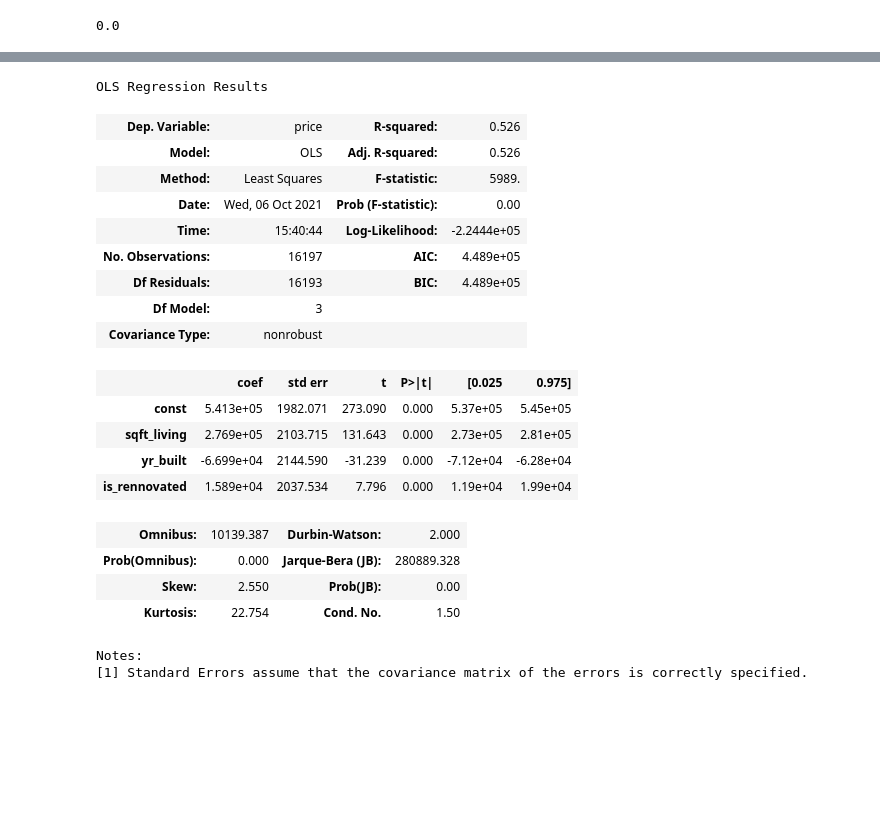
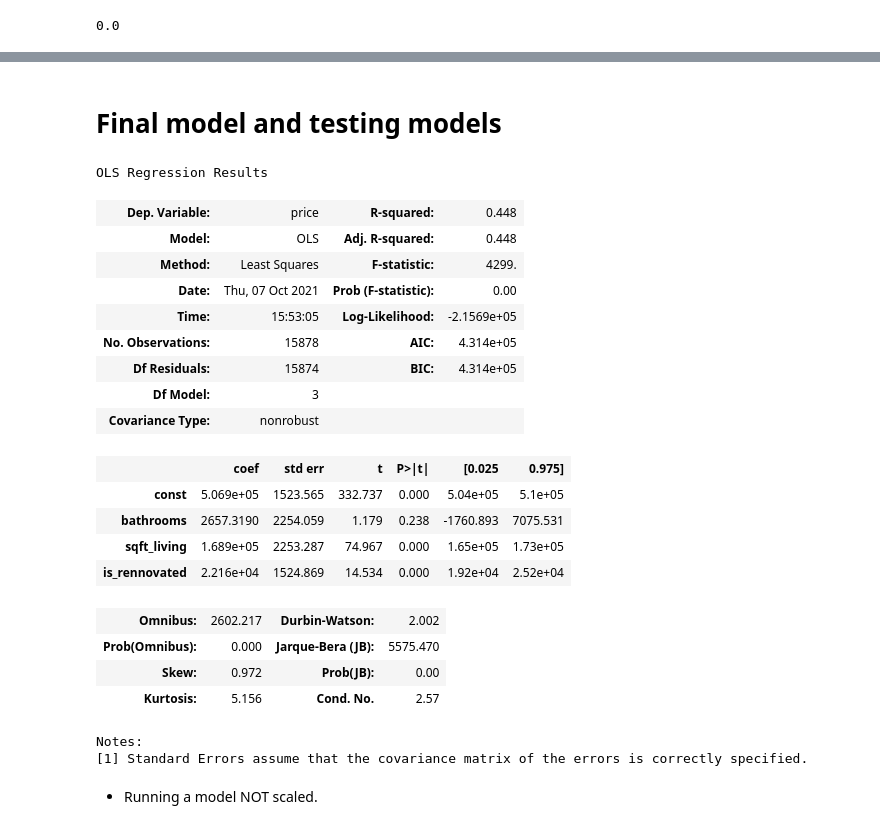
Before and after one commit to 281clo/King_County_House_Data_Analysis, a Jupyter notebook: Project.ipynb, the cells around one changed output, grey strips where cells are left out. Drawn from its saved outputs; the diff is of its cells as text; code cells hidden in the pictures; blank space fills up the shorter version.

```diff
--- a/Project.ipynb
+++ b/Project.ipynb
@@ -450,0 +498,3 @@ Notes:
+# %%
+#Dropping outliers
+train_df = train_df.drop(train_df[train_df.price > 1610000].index)
@@ -450,0 +505,4 @@ Notes:
+# %%
+# Reestablishing our training data sets.
+y_train = train_df['price']
+X_train = train_df.drop(columns='price')
@@ -451,32 +524,36 @@ Notes:
+# %% [markdown]
+# Final model and testing models
 # %%
-X_model4 = X_train.drop(columns=['sqft_lot','floors',
-                                            'bedrooms','sqft_basement','Average','Fair','Poor',
-                                           'sqft_living15','sqft_lot15','sqft_above','Very Good', 'bathrooms', 'grade', 'zipcode', 'Good'])
+X_model5 = X_train.drop(columns=['sqft_lot','floors',
+                                            'yr_built','sqft_basement','Average','Fair','Poor',
+                                           'sqft_living15','sqft_lot15','sqft_above','Very Good', 'bedrooms', 'grade', 'zipcode', 'Good'])
 # %%
-X_model_scaled4 = (X_model4 - np.mean(X_model4)) / np.std(X_model4)
+X_model_scaled5 = (X_model5 - np.mean(X_model5)) / np.std(X_model5)
 # %%
-X_int = sm.add_constant(X_model_scaled4)
-mod4 = sm.OLS(y_train, X_int).fit()
-mod4.summary()
+X_int = sm.add_constant(X_model_scaled5)
+mod5 = sm.OLS(y_train, X_int).fit()
+mod5.summary()
 # %% [output]
 OLS Regression Results
-| Dep. Variable: | price | R-squared: | 0.526 |
-| Model: | OLS | Adj. R-squared: | 0.526 |
-| Method: | Least Squares | F-statistic: | 5989. |
-| Date: | Wed, 06 Oct 2021 | Prob (F-statistic): | 0.00 |
-| Time: | 15:40:44 | Log-Likelihood: | -2.2444e+05 |
-| No. Observations: | 16197 | AIC: | 4.489e+05 |
-| Df Residuals: | 16193 | BIC: | 4.489e+05 |
+| Dep. Variable: | price | R-squared: | 0.448 |
+| Model: | OLS | Adj. R-squared: | 0.448 |
+| Method: | Least Squares | F-statistic: | 4299. |
+| Date: | Thu, 07 Oct 2021 | Prob (F-statistic): | 0.00 |
+| Time: | 15:53:05 | Log-Likelihood: | -2.1569e+05 |
+| No. Observations: | 15878 | AIC: | 4.314e+05 |
+| Df Residuals: | 15874 | BIC: | 4.314e+05 |
 | Df Model: | 3 |  |  |
 | Covariance Type: | nonrobust |  |  |
 |  | coef | std err | t | P>|t| | [0.025 | 0.975] |
-| const | 5.413e+05 | 1982.071 | 273.090 | 0.000 | 5.37e+05 | 5.45e+05 |
-| sqft_living | 2.769e+05 | 2103.715 | 131.643 | 0.000 | 2.73e+05 | 2.81e+05 |
-| yr_built | -6.699e+04 | 2144.590 | -31.239 | 0.000 | -7.12e+04 | -6.28e+04 |
-| is_rennovated | 1.589e+04 | 2037.534 | 7.796 | 0.000 | 1.19e+04 | 1.99e+04 |
+| const | 5.069e+05 | 1523.565 | 332.737 | 0.000 | 5.04e+05 | 5.1e+05 |
+| bathrooms | 2657.3190 | 2254.059 | 1.179 | 0.238 | -1760.893 | 7075.531 |
+| sqft_living | 1.689e+05 | 2253.287 | 74.967 | 0.000 | 1.65e+05 | 1.73e+05 |
+| is_rennovated | 2.216e+04 | 1524.869 | 14.534 | 0.000 | 1.92e+04 | 2.52e+04 |
-| Omnibus: | 10139.387 | Durbin-Watson: | 2.000 |
-| Prob(Omnibus): | 0.000 | Jarque-Bera (JB): | 280889.328 |
-| Skew: | 2.550 | Prob(JB): | 0.00 |
-| Kurtosis: | 22.754 | Cond. No. | 1.50 |
+| Omnibus: | 2602.217 | Durbin-Watson: | 2.002 |
+| Prob(Omnibus): | 0.000 | Jarque-Bera (JB): | 5575.470 |
+| Skew: | 0.972 | Prob(JB): | 0.00 |
+| Kurtosis: | 5.156 | Cond. No. | 2.57 |
 Notes:
 [1] Standard Errors assume that the covariance matrix of the errors is correctly specified.
+# %% [markdown]
+* Running a model NOT scaled.
```
Also changed, not shown: parts of 36 cells of this notebook, 7 other files.
